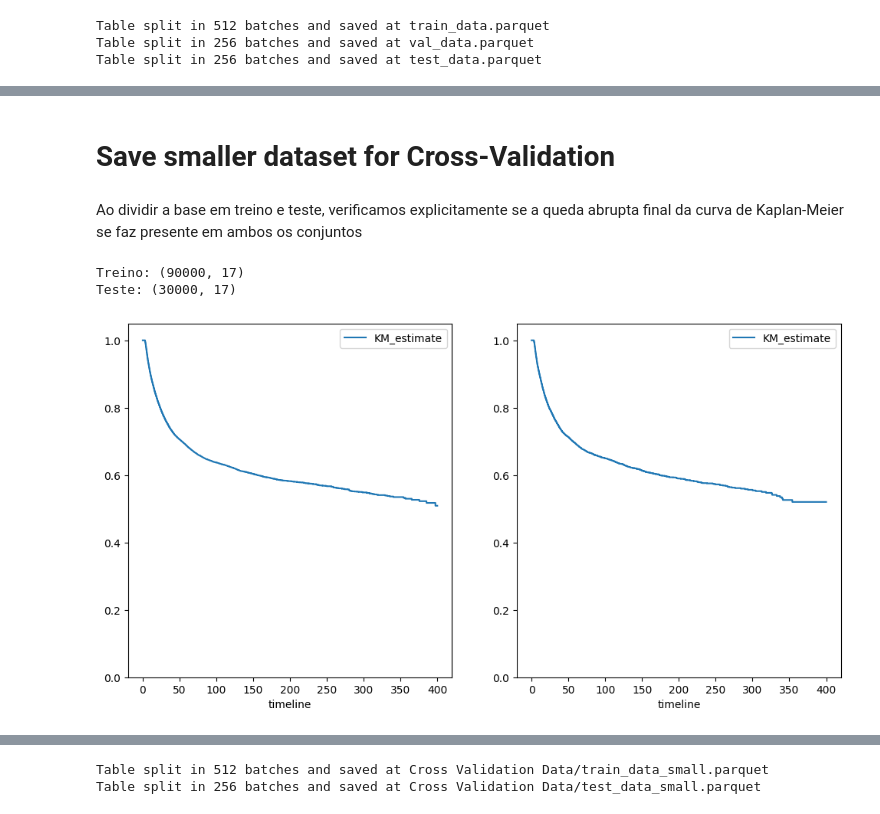
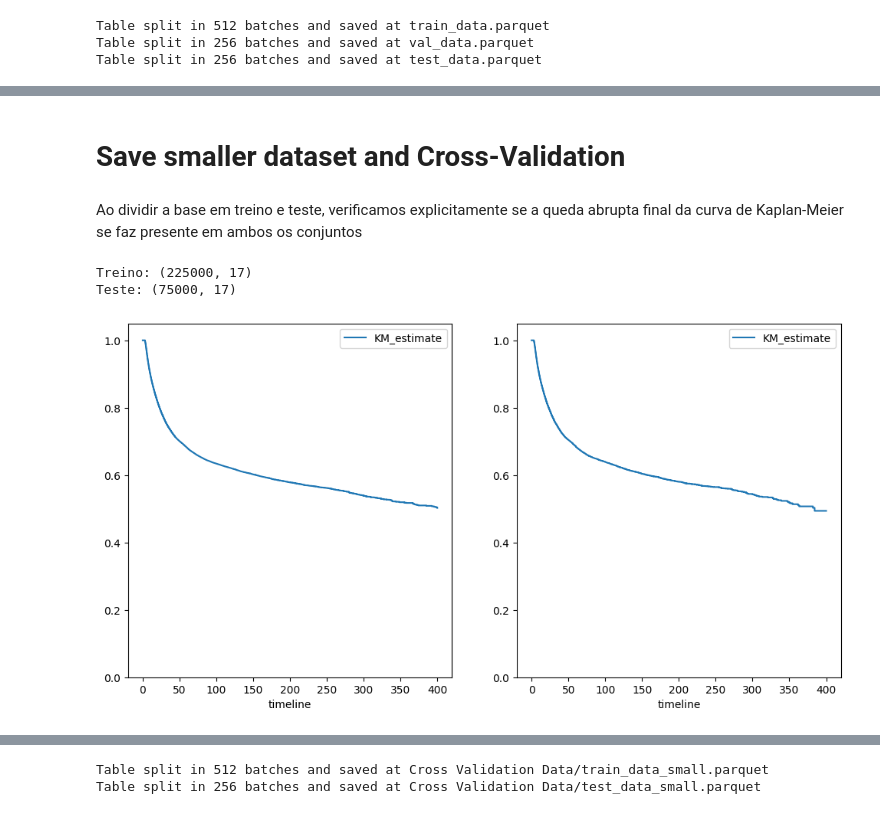
Before and after one commit to nhilariosilva/rais_analysis, a Jupyter notebook: Rais - Limpeza dados.ipynb, the cells around one changed output, grey strips where cells are left out. Drawn from its saved outputs; the diff is of its cells as text; code cells hidden in the pictures.

```diff
--- a/Rais - Limpeza dados.ipynb
+++ b/Rais - Limpeza dados.ipynb
@@ -1242,6 +1242,9 @@ df_final["motivo_desligamento"] = df_final["motivo_desligamento"].cat.rename_cat
 df_final = df_final.loc[ np.isin(df_final["setor_economico"], ["setor_privado", "terceiro_setor_sem_fins_lucrativos"]), : ]
 df_final["setor_economico"] = df_final["setor_economico"].cat.remove_unused_categories()
 
+df_final = df_final.loc[ df_final["raca"] != "nao identificado", : ]
+df_final["raca"] = df_final["raca"].cat.remove_unused_categories()
+
 df_final = df_final.loc[ df_final["tempo_emprego"] > 3, : ]
 df_final = df_final.loc[ np.isin(df_final["motivo_desligamento"], [0, 11, 21]), : ]
 df_final["motivo_desligamento"] = df_final["motivo_desligamento"].cat.remove_unused_categories()
@@ -1280,8 +1325,8 @@ df_final = df_final.drop(columns = "mes_admissao")
 print("Dimensão dos dados: {}".format(df_final.shape))
 
 df_final = df_final.loc[:, ["tempo_emprego", "motivo_desligamento",
-                            "idade", "sexo", "raca", "escolaridade", "continente_origem", "tipo_deficiencia",
+                            "idade", "sexo", "raca", "faixa_remuneracao_media", "escolaridade", "continente_origem", "tipo_deficiencia",
                             "estado", "cnae_secao", "setor_economico", "tamanho_estabelecimento", "grupo_ocupacao_cbo",
-                            "horas_semanais", "regime_jornada", "remuneracao_media_nominal", "qtd_dias_afastamento"]]
+                            "horas_semanais", "regime_jornada", "qtd_dias_afastamento"]]
 df_final.head(3)
 # %% [output]
@@ -1305,8 +1350,10 @@ df_final = df_final.rename(columns = {"tempo_emprego": "tempo", "motivo_desligam
 # Censura todos os funcionários cujo tempo supera 400 meses
 # Existem 375 funcionários com tempo altíssimos e que não são censurados
 # Isso leva a um decaimento da curva de Kaplan-Meier, que não se relaciona a padrões relevantes no conjunto de dados
-df_final.loc[ (df_final["tempo"] > 400), "delta" ] = 0
-df_final.loc[ (df_final["tempo"] > 400), "tempo" ] = 400
+df_final.loc[ (df_final["tempo"] > 400) & (df_final["sexo"] == "masculino"), "delta" ] = 0
+df_final.loc[ (df_final["tempo"] > 400) & (df_final["sexo"] == "masculino"), "tempo" ] = 400
+df_final.loc[ (df_final["tempo"] > 340) & (df_final["sexo"] == "feminino"), "delta" ] = 0
+df_final.loc[ (df_final["tempo"] > 340) & (df_final["sexo"] == "feminino"), "tempo" ] = 400
 
 print("Proporção de censuras: {}".format(1-df_final["delta"].mean()))
 df_final.head(3)
@@ -1607,7 +1655,7 @@ Index(['tempo', 'delta', 'idade', 'horas_semanais',
        'regime_jornada_jornada parcial'],
       dtype='object')
 # %% [markdown]
-# Save smaller dataset for Cross-Validation
+# Save smaller dataset and Cross-Validation
 # %%
 import lifelines
 from lifelines.utils import concordance_index
@@ -1616,31 +1664,31 @@ from lifelines.statistics import logrank_test
 Ao dividir a base em treino e teste, verificamos explicitamente se a queda abrupta final da curva de Kaplan-Meier se faz presente em ambos os conjuntos
 # %%
 np.random.seed(10)
-subsample_indices = np.random.choice( np.arange(df_final.shape[0]), size = 120000 )
+subsample_indices = np.random.choice( np.arange(df_final.shape[0]), size = 300000, replace = False )
 
 df_final_smaller = df_final.iloc[subsample_indices, :]
 df_train_smaller, df_test_smaller = train_test_split(df_final_smaller, test_size = 0.25, random_state = 10)
 
 print("Treino: {}".format(df_train_smaller.shape))
 print("Teste: {}".format(df_test_smaller.shape))
 
 fig, ax = plt.subplots(nrows = 1, ncols = 2, figsize = (12,6))
 
 km = lifelines.KaplanMeierFitter()
 km.fit(df_train_smaller["tempo"], df_train_smaller["delta"])
 km.plot(ax = ax[0], ci_show = False, show_censors = False)
 ax[0].set_ylim(0,1.05)
 
 km = lifelines.KaplanMeierFitter()
 km.fit(df_test_smaller["tempo"], df_test_smaller["delta"])
 km.plot(ax = ax[1], ci_show = False, show_censors = False)
 ax[1].set_ylim(0,1.05)
 
 plt.show()
 # %% [output]
-Treino: (90000, 17)
-Teste: (30000, 17)
+Treino: (225000, 17)
+Teste: (75000, 17)
-[figure, old version]
+[figure, new version]
 # %%
 df_train_smaller.shape
 # %% [output]
```
Also changed, not shown: parts of 27 cells of this notebook, 38 other files.
